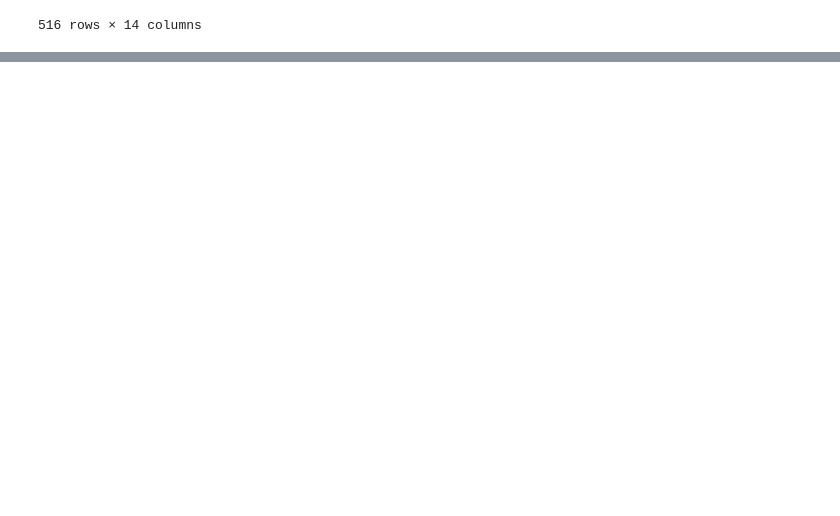
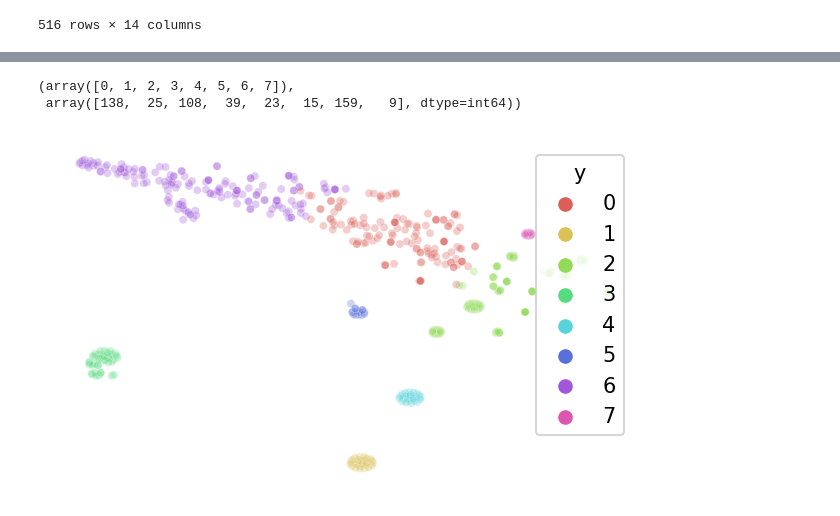
Before and after one commit to fedeghigo/Social-Data-Analysis, a Jupyter notebook: Elaborated Analysis.ipynb, the cells around one changed output, grey strips where cells are left out. Drawn from its saved outputs; the diff is of its cells as text; code cells hidden in the pictures; blank space fills up the shorter version.

Commit message:
Plot_Saved

```diff
--- a/Elaborated Analysis.ipynb
+++ b/Elaborated Analysis.ipynb
@@ -60,0 +403,5 @@ twitter_df
+# %%
+from sklearn.manifold import TSNE
+
+tsne = TSNE(n_components=2)
+tsne_results = tsne.fit_transform(embeddings)
@@ -60,0 +437,9 @@ twitter_df
+# %%
+from sklearn.cluster import KMeans
+
+#NUM_CLUSTERS = 7
+
+kclusterer = KMeans()
+assigned_clusters = kclusterer.fit(embeddings)
+# %%
+centroids = kclusterer.cluster_centers_
@@ -60,0 +462,2 @@ twitter_df
+# %%
+assigned_clusters = assigned_clusters.labels_
@@ -60,0 +484,36 @@ twitter_df
+# %%
+np.unique(assigned_clusters, return_counts=True)
+# %% [output]
+(array([0, 1, 2, 3, 4, 5, 6, 7]),
+ array([138,  25, 108,  39,  23,  15, 159,   9], dtype=int64))
+# %%
+import matplotlib.pyplot as plt
+import seaborn as sns
+
+df_subset = pd.DataFrame()
+df_subset['tsne-one'] = tsne_results[:,0]
+df_subset['tsne-two'] = tsne_results[:,1]
+df_subset['y'] = assigned_clusters
+
+fig = plt.figure(figsize=(5,3), dpi = 150)
+
+ax = plt.gca()
+
+ax.spines['top'].set_visible(False)
+ax.spines['right'].set_visible(False)
+ax.spines['bottom'].set_visible(False)
+ax.spines['left'].set_visible(False)
+
+ax.get_xaxis().set_ticks([])
+ax.get_yaxis().set_ticks([])
+
+sc = sns.scatterplot(
+    x="tsne-one", y="tsne-two",
+    hue="y",
+    palette=sns.color_palette("hls", len(centroids)),
+    data=df_subset,
+    alpha=0.3,
+    s=15
+)
+# %% [output]
+[figure, added]
```
Also changed, not shown: parts of 44 cells of this notebook, 9 other files.
